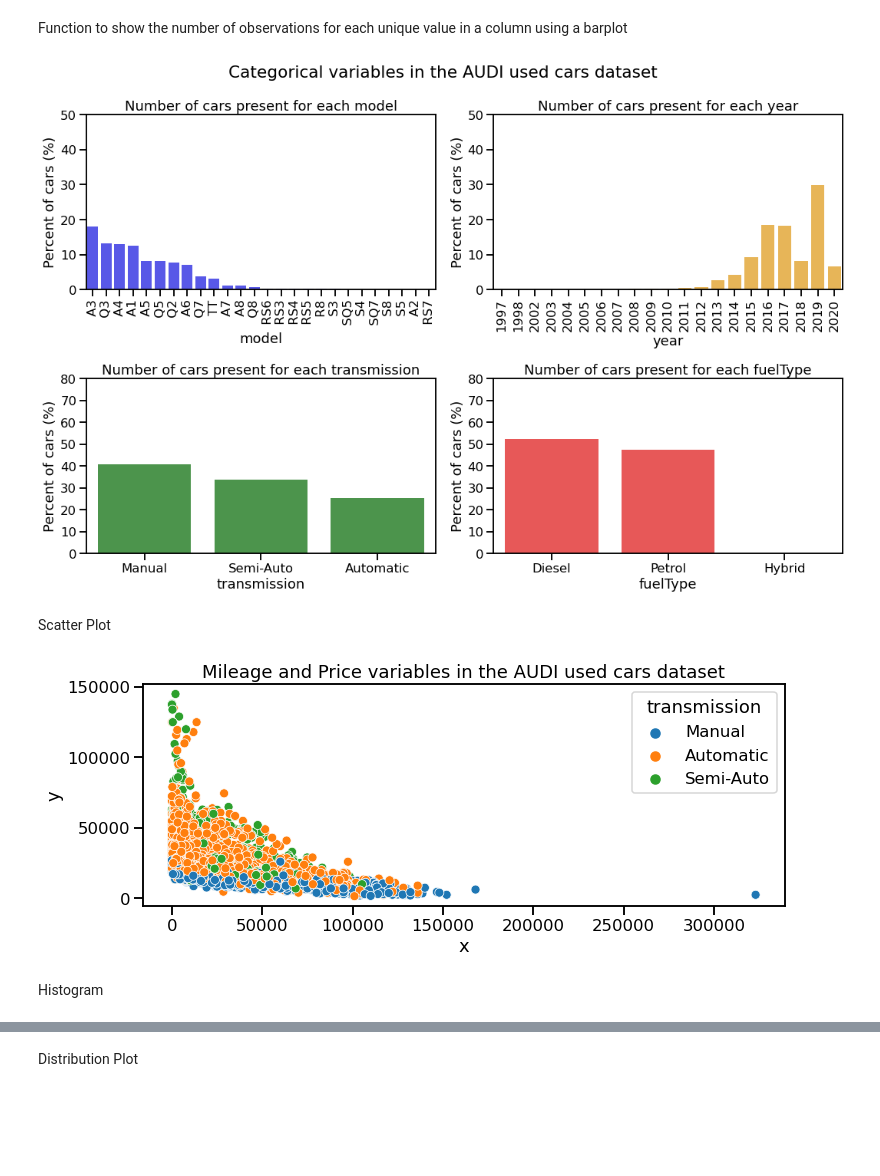
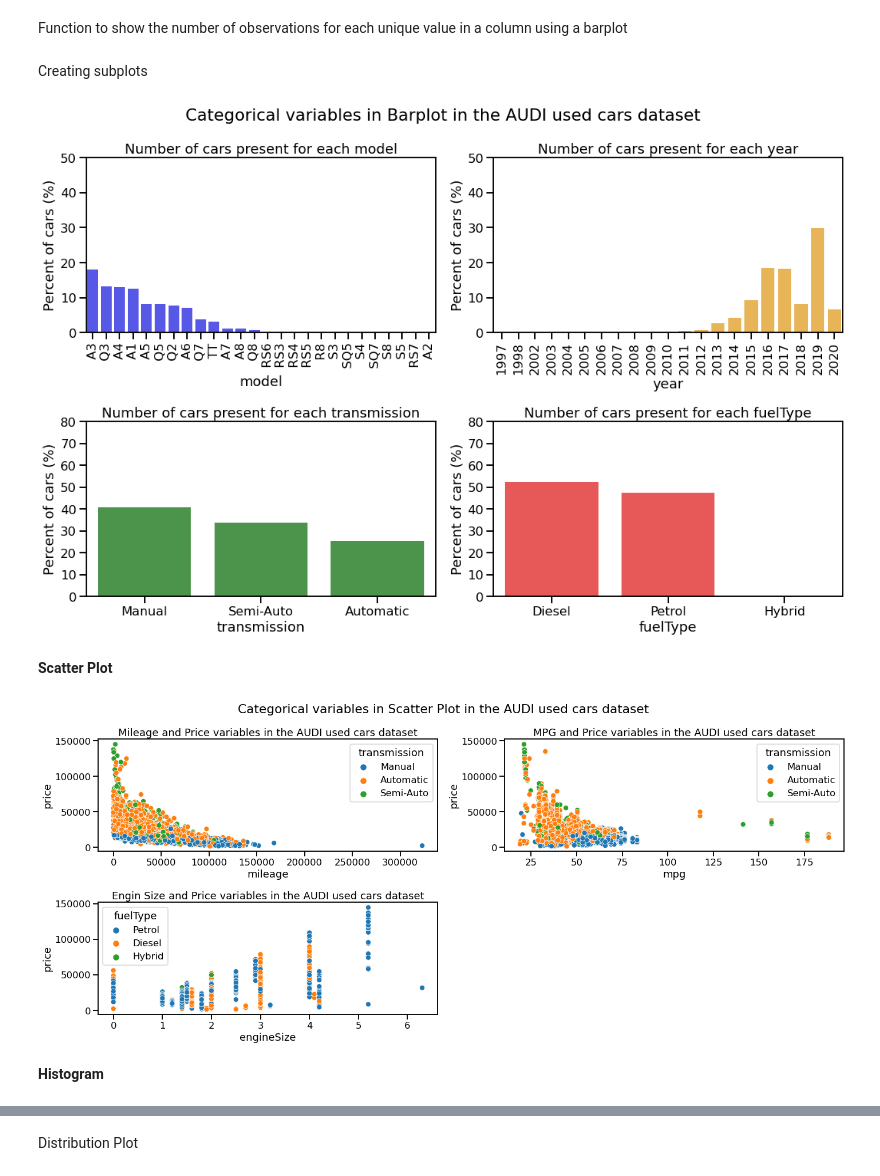
Before and after one commit to TonmoyTalukder/audi_used_car_EDA, a Jupyter notebook: audi_used_car_EDA.ipynb, the cells around one changed output, grey strips where cells are left out. Drawn from its saved outputs; the diff is of its cells as text; code cells hidden in the pictures; blank space fills up the shorter version.

Commit message:
change 2 plots

```diff
--- a/audi_used_car_EDA.ipynb
+++ b/audi_used_car_EDA.ipynb
@@ -86,6 +112,8 @@ def barplot(data, column_x, color, rotation, yticks):
 
     # provide a range for the yticks
     plt.yticks(yticks)
+# %% [markdown]
+Creating subplots
 # %%
 sns.set_context('talk')
 
@@ -108,7 +136,7 @@ plt.subplot(2,2,4)
 barplot(fuelType_count, 'fuelType', 'red', 0, np.arange(0,90,10))
 
 # title for all the plots
-plt.suptitle("Categorical variables in the AUDI used cars dataset")
+plt.suptitle("Categorical variables in Barplot in the AUDI used cars dataset")
 
 # keep the individual plots separate from each other
 plt.tight_layout()
@@ -116,31 +144,40 @@ plt.tight_layout()
 # display the plots
 plt.show()
 # %% [output]
-[figure, old version]
+[figure, new version]
-# %% [markdown]
-Scatter Plot
+# %% [markdown]
+**Scatter Plot**
 # %%
 plt.figure(figsize=(20,12))
 
 # mileage vs price
 plt.subplot(3,2,1)
 sns.scatterplot(x='mileage', y='price', data=df, hue='transmission')
+plt.title("Mileage and Price variables in the AUDI used cars dataset")
 
-plt.xlabel('x')
-plt.ylabel('y')
+# mpg vs price
+plt.subplot(3,2,2)
+sns.scatterplot(x='mpg', y='price', data=df, hue='transmission')
+plt.title("MPG and Price variables in the AUDI used cars dataset")
 
-plt.title("Mileage and Price variables in the AUDI used cars dataset")
+# engineSize vs price
+plt.subplot(3,2,3)
+sns.scatterplot(x='engineSize', y='price', data=df, hue='fuelType')
+plt.title("Engin Size and Price variables in the AUDI used cars dataset")
+
+# Title
+plt.suptitle("Categorical variables in Scatter Plot in the AUDI used cars dataset")
 
 # rotate the xticks
 plt.xticks()
 
 # provide a range for the yticks
 plt.yticks()
 
 plt.tight_layout()
 plt.show()
 # %% [output]
-[figure, old version]
+[figure, new version]
-# %% [markdown]
-Histogram
+# %% [markdown]
+**Histogram**
 # %%
```
Also changed, not shown: parts of 8 cells of this notebook.
